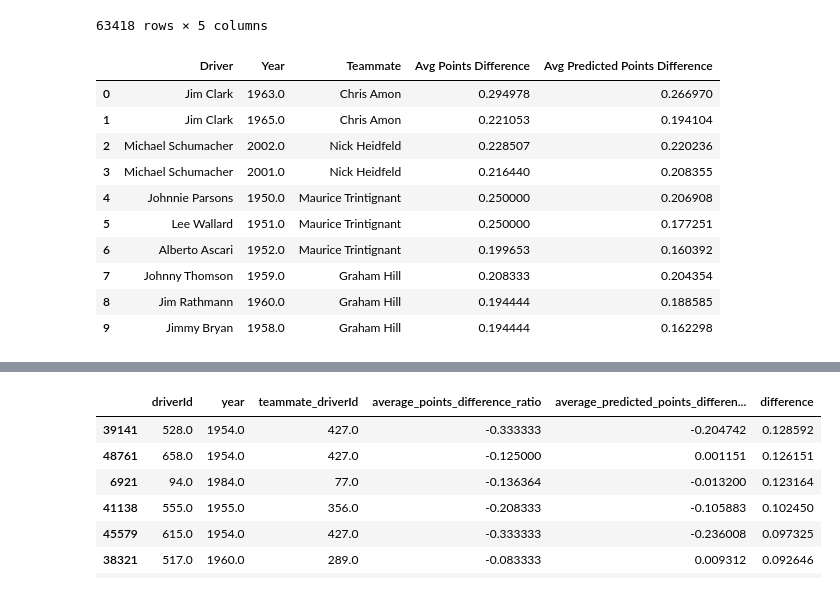
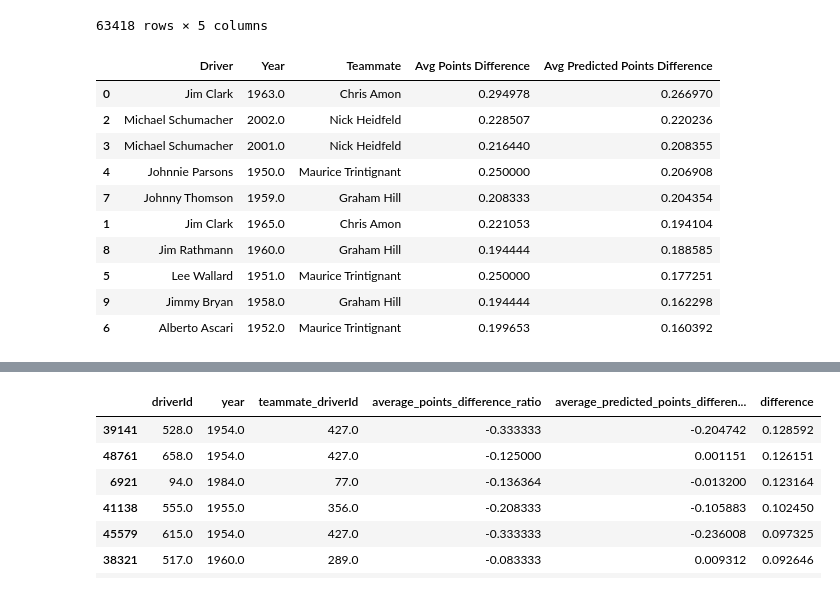
Before and after one commit to karloskarl/F1Analysis, a Jupyter notebook: dominantdriver.ipynb, the cells around one changed output, grey strips where cells are left out. Cells and saved outputs as stored; diff of their text form; code cells hidden in the pictures.

Commit message:
table sorting

```diff
--- a/dominantdriver.ipynb
+++ b/dominantdriver.ipynb
@@ -216,32 +216,31 @@ driver_season_data
 # %%
 top_10_seasons = driver_season_data.nlargest(10, 'average_predicted_points_difference_ratio')[['driverId', 'year', 'teammate_driverId', 'average_points_difference_ratio', 'average_predicted_points_difference_ratio']]
 top_10_seasons = top_10_seasons.merge(drivers[['driverId', 'forename', 'surname']], left_on='driverId', right_on='driverId')
 top_10_seasons = top_10_seasons.merge(drivers[['driverId', 'forename', 'surname']], left_on='teammate_driverId', right_on='driverId')
 
 # Concatenate first and last names into a single column for Driver and Teammate
 top_10_seasons['Driver'] = top_10_seasons['forename_x'] + ' ' + top_10_seasons['surname_x']
 top_10_seasons['Teammate'] = top_10_seasons['forename_y'] + ' ' + top_10_seasons['surname_y']
 
 # Drop the individual first and last name columns
 top_10_seasons = top_10_seasons.drop(['forename_x', 'surname_x', 'forename_y', 'surname_y'], axis=1)
 
 # Reorder the columns
 top_10_seasons = top_10_seasons[['Driver', 'year', 'Teammate', 'average_points_difference_ratio', 'average_predicted_points_difference_ratio']]
 
 # Rename the columns
 top_10_seasons.columns = ['Driver', 'Year', 'Teammate', 'Avg Points Difference', 'Avg Predicted Points Difference']
-
-
-top_10_seasons
+top_10_seasons_sorted = top_10_seasons.sort_values(by='Avg Predicted Points Difference', ascending=False)
+top_10_seasons_sorted
 # %% [output]
 |  | Driver | Year | Teammate | Avg Points Difference | Avg Predicted Points Difference |
 | 0 | Jim Clark | 1963.0 | Chris Amon | 0.294978 | 0.266970 |
-| 1 | Jim Clark | 1965.0 | Chris Amon | 0.221053 | 0.194104 |
 | 2 | Michael Schumacher | 2002.0 | Nick Heidfeld | 0.228507 | 0.220236 |
 | 3 | Michael Schumacher | 2001.0 | Nick Heidfeld | 0.216440 | 0.208355 |
 | 4 | Johnnie Parsons | 1950.0 | Maurice Trintignant | 0.250000 | 0.206908 |
+| 7 | Johnny Thomson | 1959.0 | Graham Hill | 0.208333 | 0.204354 |
+| 1 | Jim Clark | 1965.0 | Chris Amon | 0.221053 | 0.194104 |
+| 8 | Jim Rathmann | 1960.0 | Graham Hill | 0.194444 | 0.188585 |
 | 5 | Lee Wallard | 1951.0 | Maurice Trintignant | 0.250000 | 0.177251 |
+| 9 | Jimmy Bryan | 1958.0 | Graham Hill | 0.194444 | 0.162298 |
 | 6 | Alberto Ascari | 1952.0 | Maurice Trintignant | 0.199653 | 0.160392 |
-| 7 | Johnny Thomson | 1959.0 | Graham Hill | 0.208333 | 0.204354 |
-| 8 | Jim Rathmann | 1960.0 | Graham Hill | 0.194444 | 0.188585 |
-| 9 | Jimmy Bryan | 1958.0 | Graham Hill | 0.194444 | 0.162298 |
```
Also changed, not shown: parts of 1 cell of this notebook.
